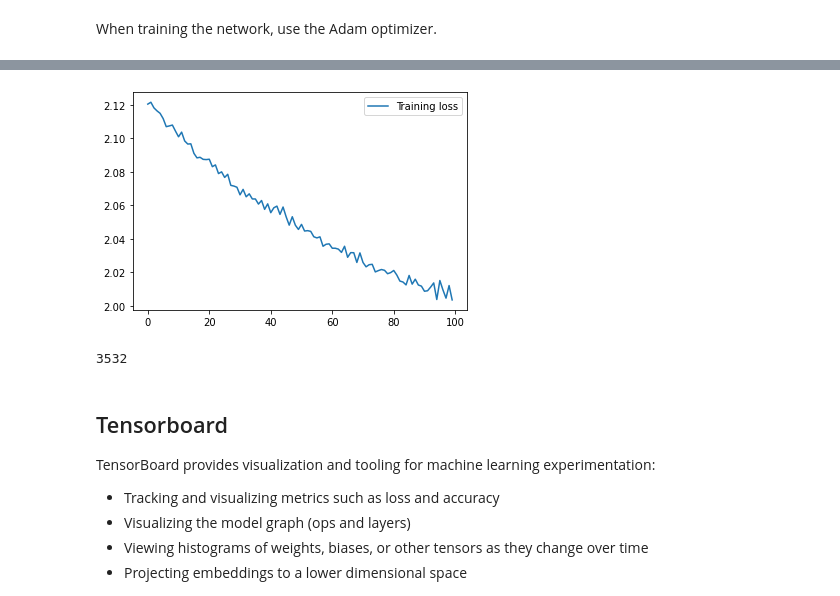
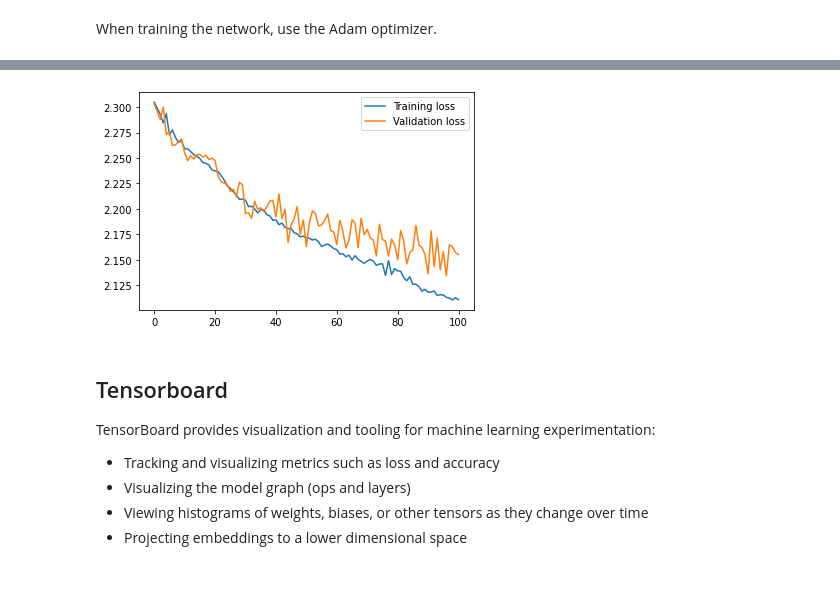
Before and after one commit to GreJerdev/Y-data, a Jupyter notebook: dl/home_work2/NN_in_pytorch.ipynb, the cells around one changed output, grey strips where cells are left out. Saved outputs shown, nothing was run; the diff lists cells and outputs as text; code cells hidden in the pictures.

```diff
--- a/dl/home_work2/NN_in_pytorch.ipynb
+++ b/dl/home_work2/NN_in_pytorch.ipynb
@@ -216,13 +209,13 @@ class Net(Module):
 # %%
 #call this model, and define the optimizer and the loss function for the model
 # defining the model
-model = Net()
+model_without_batchnorm = Net()
 # defining the optimizer (Adam optimizer)
-optimizer = Adam(model.parameters(), lr=0.001)
+optimizer = Adam(model_without_batchnorm.parameters(), lr=0.001)
 # defining the loss function
 criterion = CrossEntropyLoss()
 
-print(model)
+print(model_without_batchnorm)
 # %% [output]
 Net(
   (cnn_layers): Sequential(
@@ -329,0 +324,2 @@ writer.close
+# %%
+loss_list, loss_val_list, acc_list = train(model_without_batchnorm, 100,  5000)
@@ -330,28 +344,11 @@ writer.close
 # %%
 # plotting the training and validation loss
 plt.plot(loss_list, label='Training loss')
-#plt.plot(val_losses, label='Validation loss')
+plt.plot(loss_val_list, label='Validation loss')
 plt.legend()
 plt.show()
 # %% [output]
-[figure, old version]
+[figure, new version]
-# %%
-outputs = model(val_x.float())
-_, predicted = torch.max(outputs.data, 1)
-correct = (predicted == val_y).sum().item()
-
-#print(correct.shape)
-
-for i in range(outputs.shape[0]):
-    if((predicted[i] == val_y[i])):
-        pass
-        #print(trainset.classes[testset.targets[i]])
-        #plt.imshow(testset.data[i])
-        #plt.show()
-
-print(correct)
-# %% [output]
-3532
 # %% [markdown]
 ## Tensorboard
 TensorBoard provides visualization and tooling for machine learning experimentation:
```
Also changed, not shown: parts of 18 cells of this notebook.
